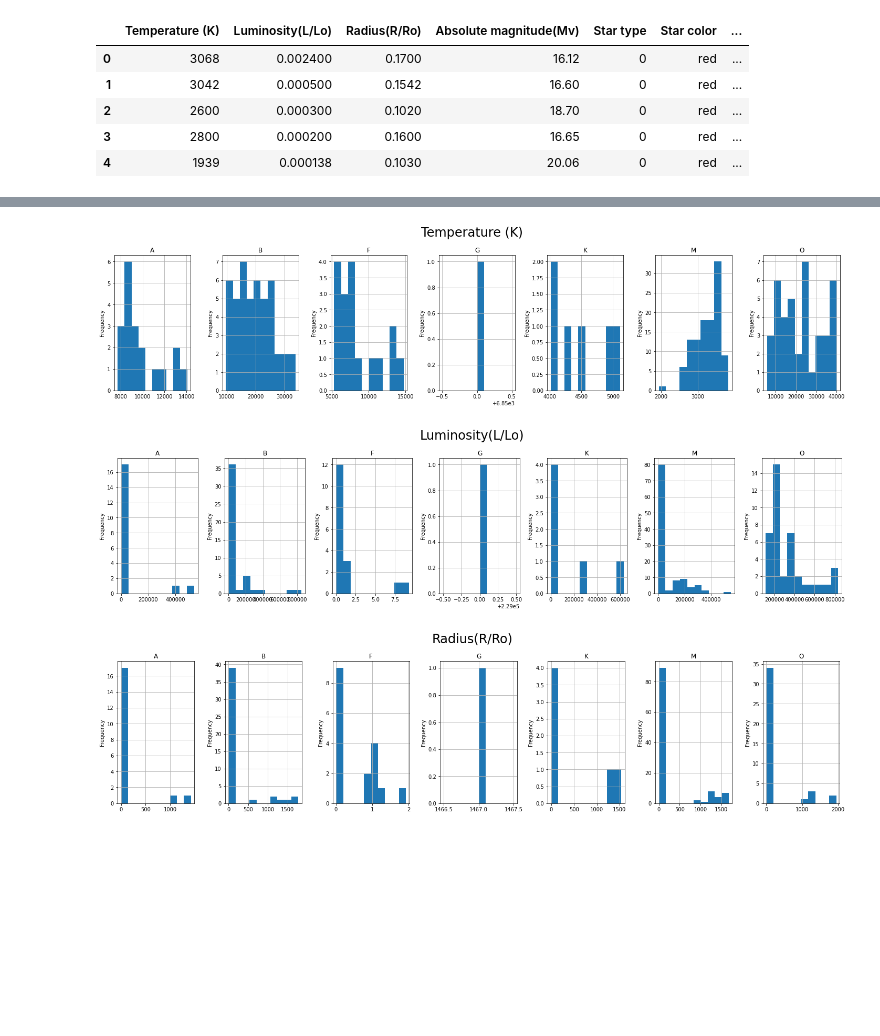
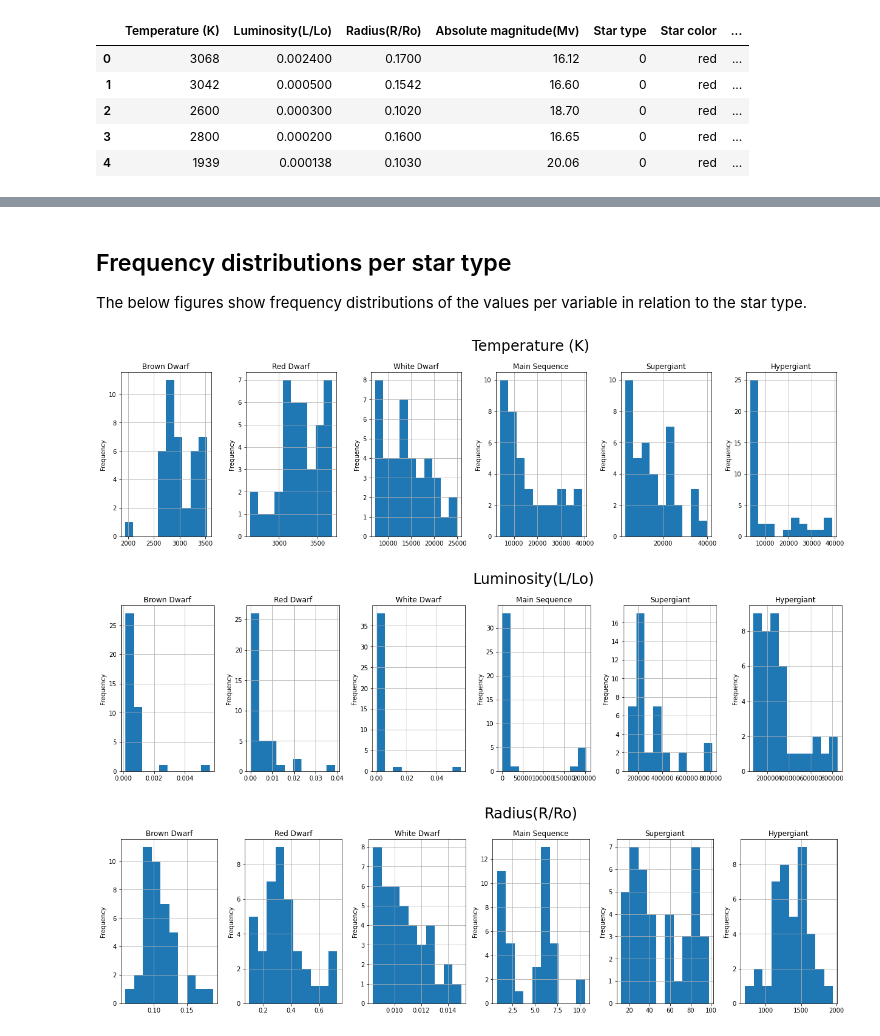
Before and after one commit to annalieNK/star-types, a Jupyter notebook: src/Exploratory Analysis.ipynb, the cells around one changed output, grey strips where cells are left out. Cells and saved outputs as stored; diff of their text form; code cells hidden in the pictures; blank space fills up the shorter version.

```diff
--- a/src/Exploratory Analysis.ipynb
+++ b/src/Exploratory Analysis.ipynb
@@ -66,0 +51,7 @@ Now we understand that the brighter the star (or the higher the radiated elector
+# %%
+star_type_dict = {0: 'Brown Dwarf',
+                  1: 'Red Dwarf',
+                  2: 'White Dwarf',
+                  3: 'Main Sequence',
+                  4: 'Supergiant',
+                  5: 'Hypergiant'}
@@ -66,0 +196,15 @@ Now we understand that the brighter the star (or the higher the radiated elector
+# %%
+print("Total Counted Stars = {}".format(len(df)))
+
+fig, ax = plt.subplots()
+fig.set_size_inches(12, 9)
+g = sns.scatterplot(data=df,
+                    x="Radius(R/Ro)",
+                    y="Absolute magnitude(Mv)",
+                    hue="Absolute magnitude(Mv)",
+                    size='Star type',
+                    sizes=(20, 400),
+                    palette=sns.color_palette("coolwarm", as_cmap=True).reversed(),
+                   legend=False)
+plt.gca().invert_xaxis()
+plt.title("Magnitude by star's diameter", fontsize=24);
@@ -67,24 +214,28 @@ Now we understand that the brighter the star (or the higher the radiated elector
+# %% [markdown]
+## Frequency distributions per star type
+The below figures show frequency distributions of the values per variable in relation to the star type.
 # %%
-def frequency_plots(df, variable=str):
-    for i, (name, group) in enumerate(df.groupby('Spectral Class')):
+def frequency_plots(df, star_type_dict, variable=str):
+    for i, (name, group) in enumerate(df.groupby('Star type')):
+        star_name = star_type_dict[name]
         fig = plt.gcf()
         fig.set_size_inches(20,5)
         fig.suptitle(variable, fontsize=24)
         ax = plt.subplot(1, 7, i+1)
         group[variable].hist()
-        ax.set_title("{}".format(name))
+        ax.set_title("{}".format(star_name))
         plt.ylabel("Frequency")
         plt.tight_layout();
 # %%
-frequency_plots(df, variable='Temperature (K)')
+frequency_plots(df, star_type_dict, variable='Temperature (K)')
 # %% [output]
-[figure, old version]
+[figure, new version]
 # %%
-frequency_plots(df, variable='Luminosity(L/Lo)')
+frequency_plots(df, star_type_dict, variable='Luminosity(L/Lo)')
 # %% [output]
-[figure, old version]
+[figure, new version]
 # %%
-frequency_plots(df, variable='Radius(R/Ro)')
+frequency_plots(df, star_type_dict, variable='Radius(R/Ro)')
 # %% [output]
-[figure, old version]
+[figure, new version]
 # %%
```
Also changed, not shown: parts of 28 cells of this notebook, 8 other files.
